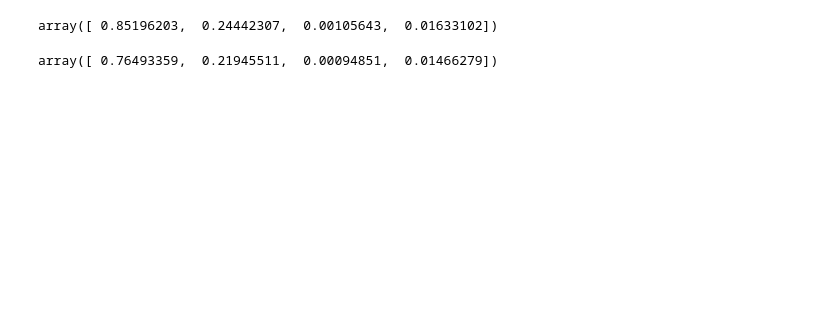
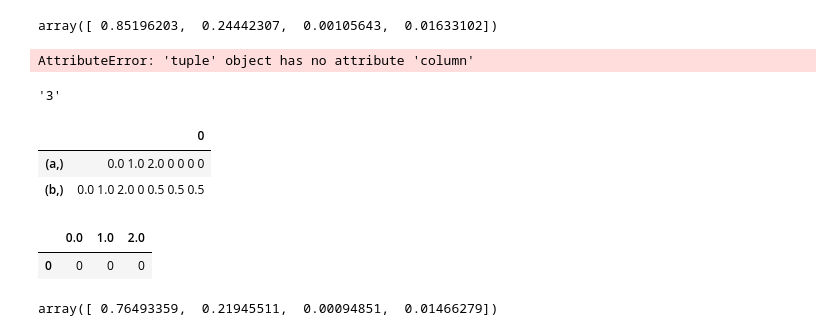
Before and after one commit to KDD-OpenSource/wRaR, a Jupyter notebook: examples/Testing.ipynb, the cells around one changed output. Cells and saved outputs as stored; diff of their text form; code cells hidden in the pictures; blank space fills up the shorter version.

Commit message:
Split class relevances over optimizer, lots of (successful!) tests

```diff
--- a/examples/Testing.ipynb
+++ b/examples/Testing.ipynb
@@ -29,6 +35,37 @@ while gini(dist) < 0.6:
 dist
 # %% [output]
 array([ 0.85196203,  0.24442307,  0.00105643,  0.01633102])
+# %%
+binary_div_df = pd.DataFrame(columns=['0.0', '1.0', '2.0'], index=[0]).fillna(0)
+binary_div_df2 = pd.DataFrame(columns=['0.0', '1.0', '2.0'], index=[0]).fillna(0.5)
+test = {
+    'a': binary_div_df,
+    'b': binary_div_df2
+}
+# %%
+for i in binary_div_df['0.0'].iteritems():
+    print(i.column)
+# %% [output]
+AttributeError: 'tuple' object has no attribute 'column'
+# %%
+a, _ = ('2', '3')
+_
+# %% [output]
+'3'
+# %%
+indices = [tuple(index) for index in test]
+scores = [score for index, score in test.items()]
+new_relevancies = pd.DataFrame(data=scores, index=indices)
+new_relevancies
+# %% [output]
+|  | 0 |
+| (a,) | 0.0 1.0 2.0 0 0 0 0 |
+| (b,) | 0.0 1.0 2.0 0 0.5 0.5 0.5 |
+# %%
+new_relevancies[0][('a',)]
+# %% [output]
+|  | 0.0 | 1.0 | 2.0 |
+| 0 | 0 | 0 | 0 |
 # %%
 dist
 # %% [output]
```
Also changed, not shown: parts of 1 cell of this notebook, 19 other files.
